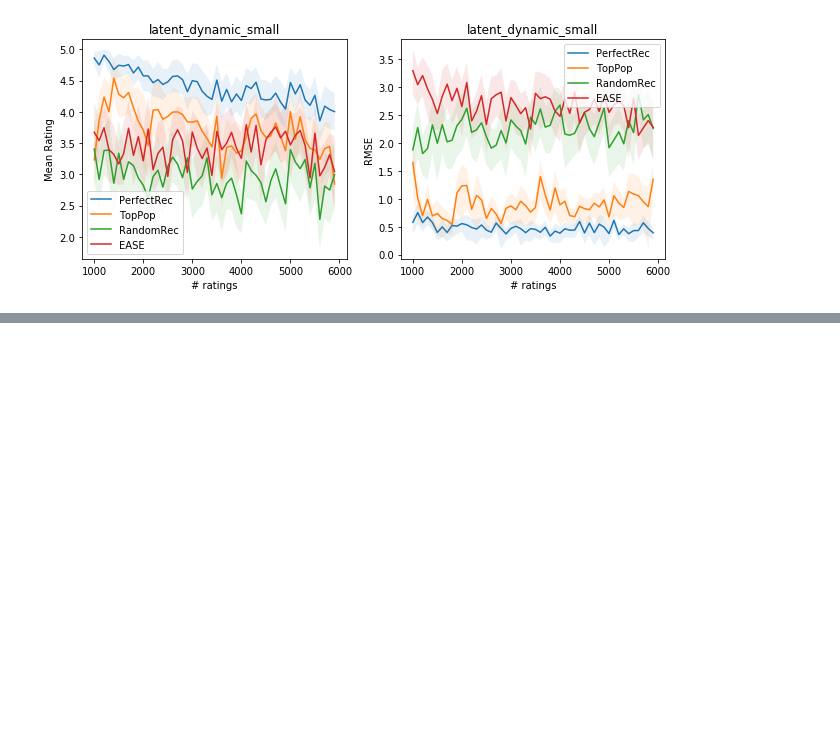
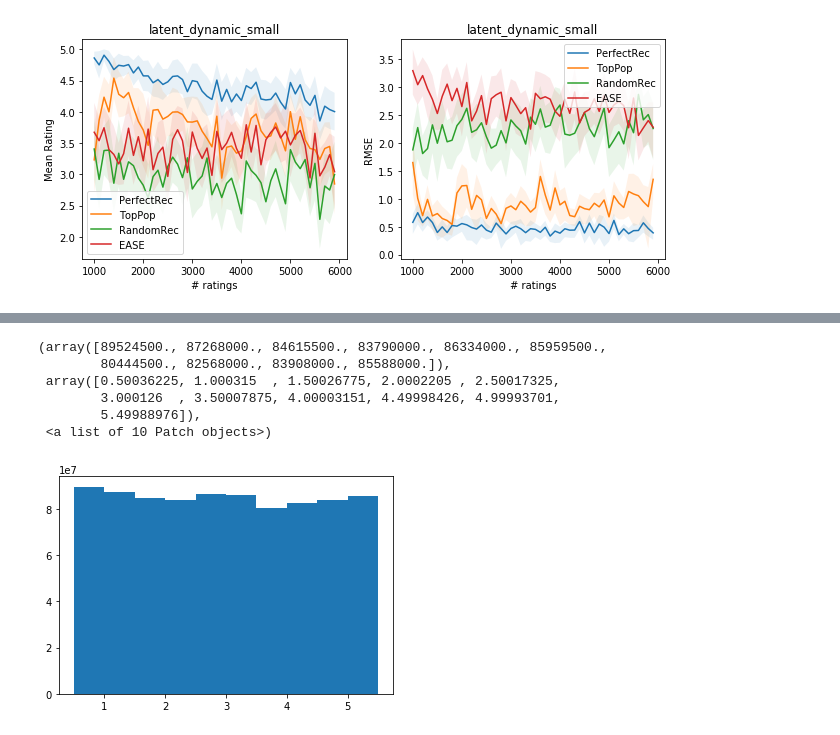
Before and after one commit to berkeley-reclab/RecLab, a Jupyter notebook: experiments/Plotting-Results.ipynb, the cells around one changed output, grey strips where cells are left out. Saved outputs shown, nothing was run; the diff lists cells and outputs as text; code cells hidden in the pictures; blank space fills up the shorter version.

```diff
--- a/experiments/Plotting-Results.ipynb
+++ b/experiments/Plotting-Results.ipynb
@@ -78,0 +115,11 @@ for env_name in env_names:
+# %%
+plt.figure()
+plt.hist(dense_predictions.flatten())
+# %% [output]
+(array([89524500., 87268000., 84615500., 83790000., 86334000., 85959500.,
+        80444500., 82568000., 83908000., 85588000.]),
+ array([0.50036225, 1.000315  , 1.50026775, 2.0002205 , 2.50017325,
+        3.000126  , 3.50007875, 4.00003151, 4.49998426, 4.99993701,
+        5.49988976]),
+ <a list of 10 Patch objects>)
+[figure, added]
```
Also changed, not shown: parts of 9 cells of this notebook.
